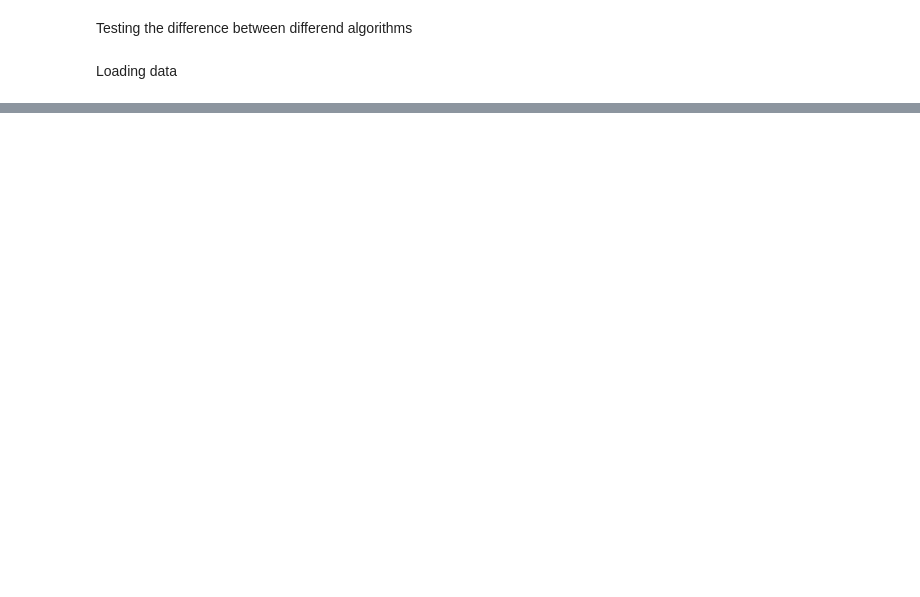
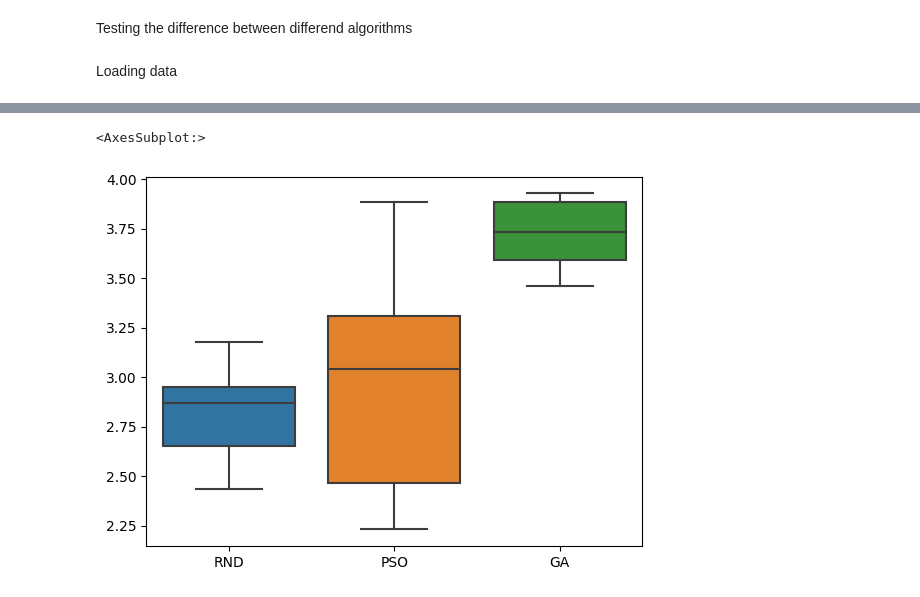
Before and after one commit to xcoupe01/nn_weight_share_optimization, a Jupyter notebook: lenet_compression_compare.ipynb, the cells around one changed output, grey strips where cells are left out. Saved outputs shown, nothing was run; the diff lists cells and outputs as text; code cells hidden in the pictures; blank space fills up the shorter version.

```diff
--- a/lenet_compression_compare.ipynb
+++ b/lenet_compression_compare.ipynb
@@ -37,0 +10,21 @@ Text(0.5, 1.0, 'Random Search')
+# %%
+BASE_PATH = 'results/lenet_compres_50/'
+SAVE_FILES = {
+    'RND': 'test_RND_save.csv',
+    'PSO': 'test_PSO_save.csv',
+    'GA': 'test_GA_save.csv',
+}
+# %%
+data = {
+    'RND': [],
+    'PSO': [],
+    'GA': [],
+}
+
+for dir in os.listdir(BASE_PATH):
+    for key in SAVE_FILES.keys():
+        save_df = pd.read_csv(os.path.join(BASE_PATH, dir, SAVE_FILES[key]))
+        data[key].append(save_df['fitness'].max())
+
+data = pd.DataFrame(data)
+data
@@ -37,0 +44,5 @@ Text(0.5, 1.0, 'Random Search')
+# %%
+sns.boxplot(data=data)
+# %% [output]
+<AxesSubplot:>
+[figure, added]
```
Also changed, not shown: parts of 5 cells of this notebook, 7 other files.
